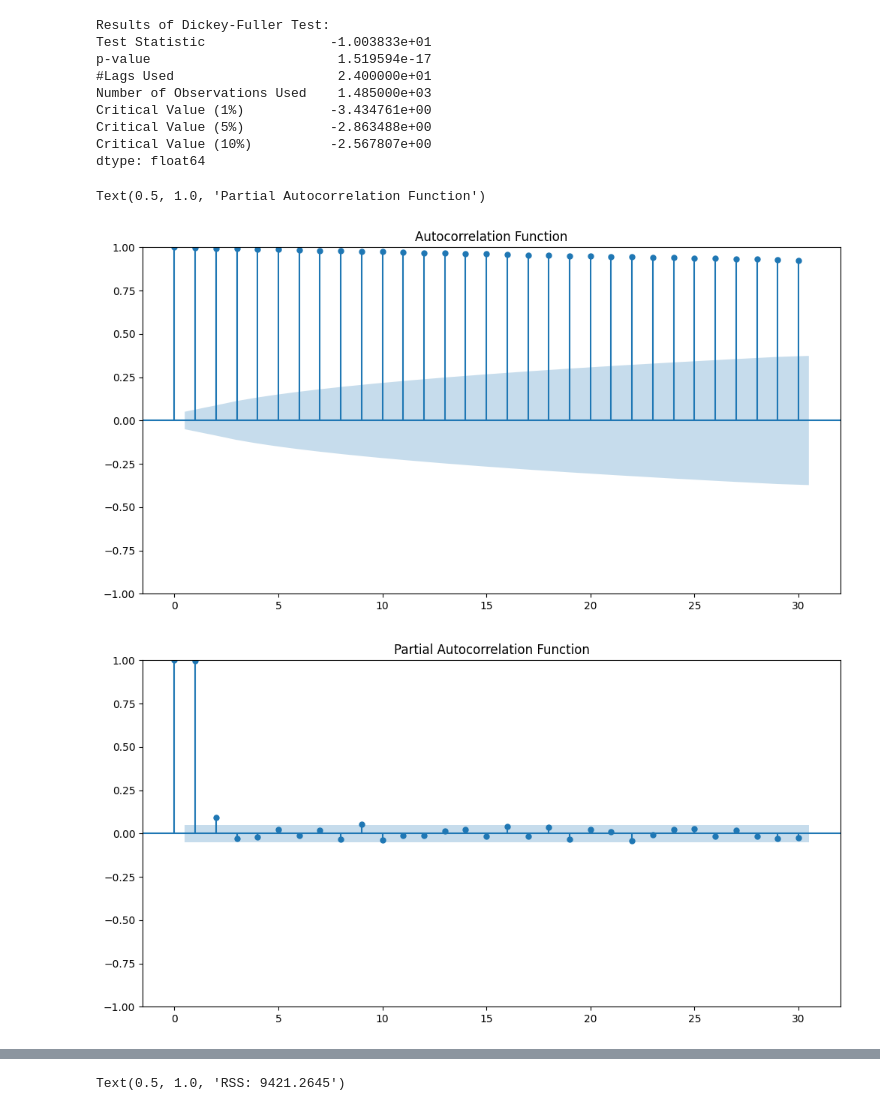
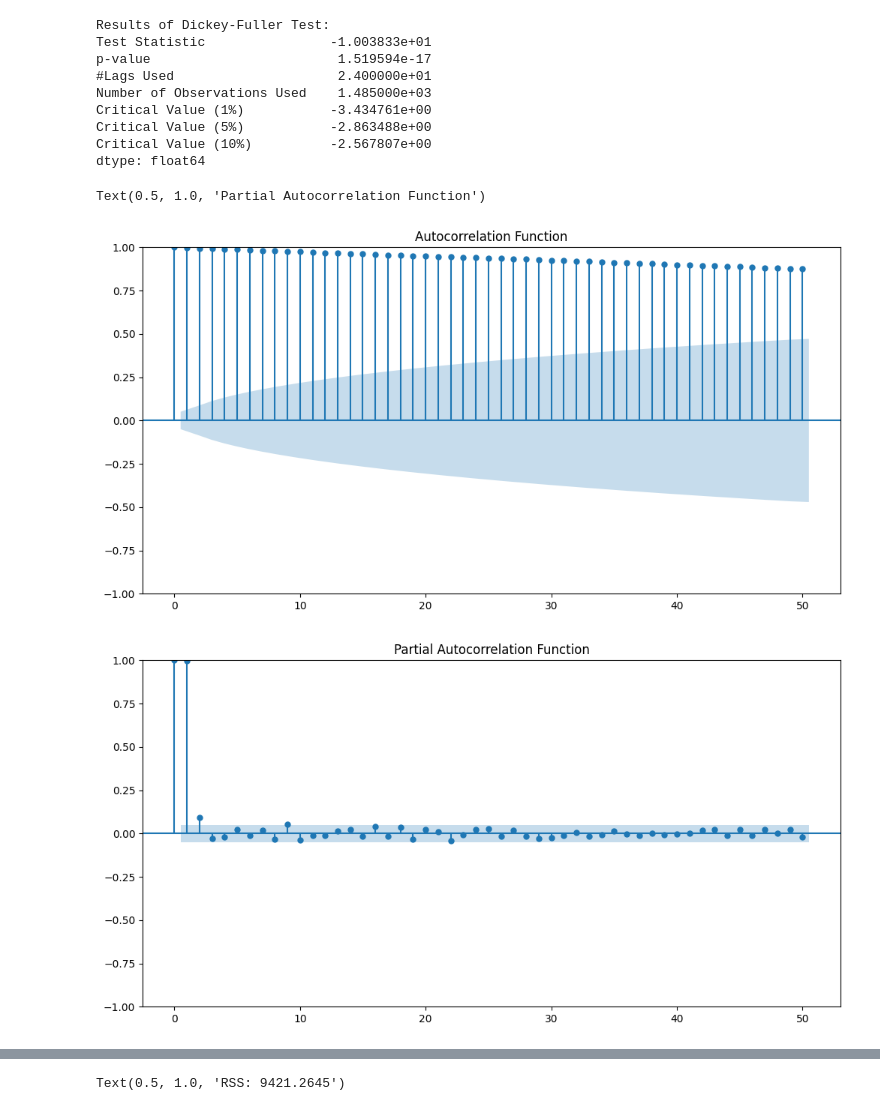
Before and after one commit to Midigan/Joint-CA2-Machine-Learning-for-Business, a Jupyter notebook: CA2 MLB and DV Integrated.ipynb, the cells around one changed output, grey strips where cells are left out. Saved outputs shown, nothing was run; the diff lists cells and outputs as text; code cells hidden in the pictures.

```diff
--- a/CA2 MLB and DV Integrated.ipynb
+++ b/CA2 MLB and DV Integrated.ipynb
@@ -154,14 +154,14 @@ dtype: float64
 # %%
 # Plot ACF prior to fitting ARIMA model
 plt.figure(figsize=(12,6))
-plot_acf(df['Close'], ax=plt.gca(), lags=30)
+plot_acf(df['Close'], ax=plt.gca(), lags=50)
 plt.title('Autocorrelation Function')
 
 # Plot PACF
 plt.figure(figsize=(12,6))
-plot_pacf(df['Close'], ax=plt.gca(), lags=30)
+plot_pacf(df['Close'], ax=plt.gca(), lags=50)
 plt.title('Partial Autocorrelation Function')
 # %% [output]
 Text(0.5, 1.0, 'Partial Autocorrelation Function')
-[figure, old version]
+[figure, new version]
-[figure, old version]
+[figure, new version]
```
Also changed, not shown: parts of 25 cells of this notebook, 1 other file.
